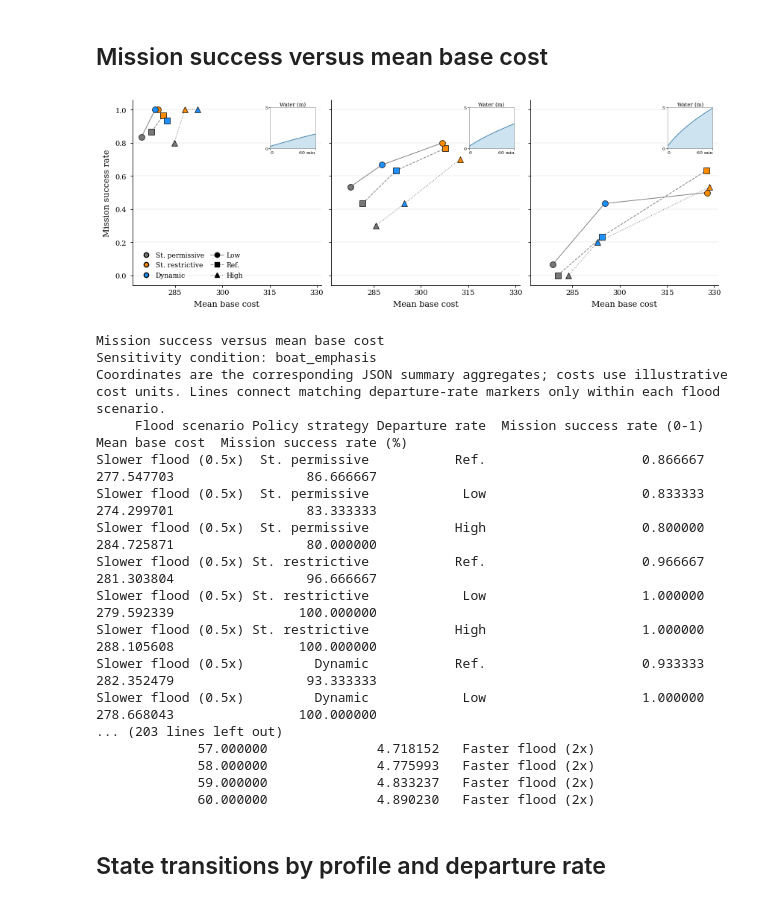
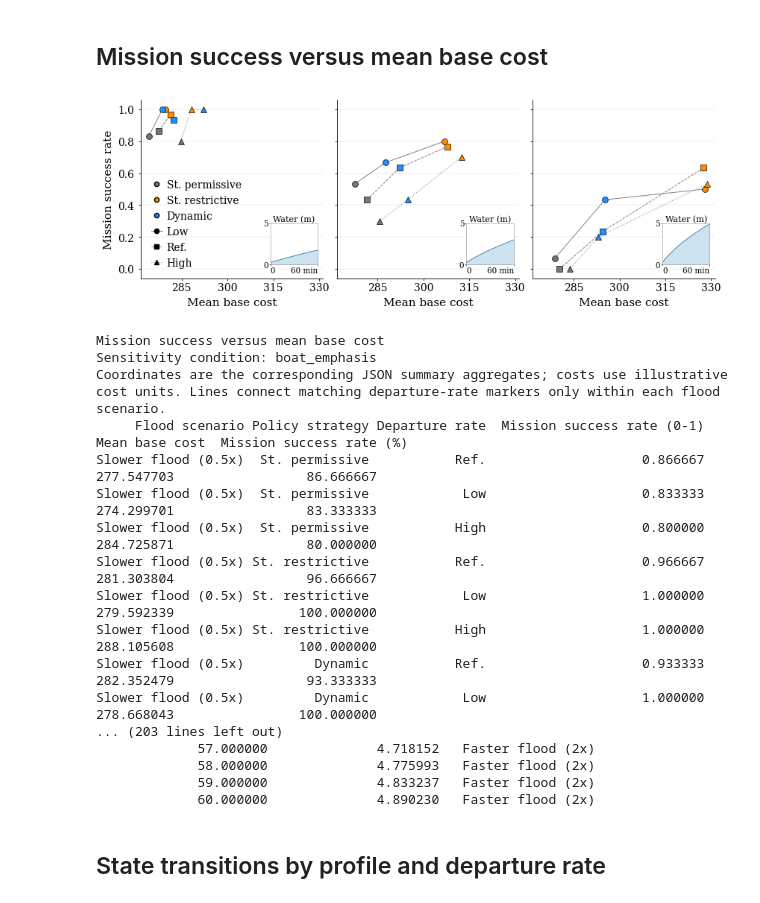
Before and after one commit to lucianoMarchezan/SEAMS-27-ModelDRiven-DT-Resilience, a Jupyter notebook: prototype/flood_sos/analysis_all_scenarios.ipynb, the cells around one changed output. Drawn from its saved outputs; the diff is of its cells as text; code cells hidden in the pictures.

Commit message:
adjusting plots

```diff
--- a/prototype/flood_sos/analysis_all_scenarios.ipynb
+++ b/prototype/flood_sos/analysis_all_scenarios.ipynb
@@ -388,10 +388,11 @@ for ax, case in zip(axes, flood_order):
         ax.scatter(point["mean_cost_base"], point["success_rate"],
                    marker=configuration_markers[point["profile_configuration"]],
                    color=scenario_colors[point["scenario"]], edgecolor="black", linewidth=0.5, s=32, zorder=3)
-    ax.set_xlabel("Mean base cost")
+    ax.set_xlabel("Mean base cost", fontsize=11)
     ax.set_ylim(-0.06, 1.06)
     ax.xaxis.set_major_locator(MaxNLocator(nbins=4))
     format_axis(ax)
+    ax.tick_params(axis="both", labelsize=10)
     # Identical inset axes make flood severity comparable across panels.
     water_part = water_inset_stats.loc[
         water_inset_stats["flood_case"] == case,
@@ -404,7 +405,7 @@ for ax, case in zip(axes, flood_order):
     ], ignore_index=True)
     water_part["flood_case"] = case
     water_inset_rows.extend(water_part.to_dict("records"))
-    water_ax = ax.inset_axes([0.73, 0.74, 0.24, 0.22], zorder=5)
+    water_ax = ax.inset_axes([0.71, 0.08, 0.26, 0.23], zorder=5)
     water_ax.set_facecolor("white")
     water_ax.fill_between(water_part["time_minutes"], 0,
                           water_part["mean_water_level_m"], color="#CDE3F0")
@@ -414,41 +415,41 @@ for ax, case in zip(axes, flood_order):
     water_ax.set_ylim(0, water_inset_ymax)
     water_ax.set_xticks([0, water_inset_horizon], ["0", f"{water_inset_horizon:g} min"])
     water_ax.set_yticks([0, water_inset_ymax])
-    water_ax.set_title("Water (m)", fontsize=5, pad=1)
-    water_ax.tick_params(axis="both", labelsize=4.5, pad=0.6, length=1.5, width=0.4)
+    water_ax.set_title("Water (m)", fontsize=8, pad=1)
+    water_ax.tick_params(axis="both", labelsize=7.5, pad=0.6, length=1.5, width=0.4)
     water_ax.get_xticklabels()[0].set_ha("left")
     water_ax.get_xticklabels()[-1].set_ha("right")
     for spine in water_ax.spines.values():
         spine.set_color("0.55")
         spine.set_linewidth(0.4)
-axes[0].set_ylabel("Mission success rate")
+axes[0].set_ylabel("Mission success rate", fontsize=11)
 policy_handles = [Line2D([0], [0], marker="o", color="none", markerfacecolor=scenario_colors[strategy],
                          markeredgecolor="black", markersize=4.5, label=scenario_labels[strategy]) for strategy in scenario_order]
 rate_handles = [Line2D([0], [0], marker=configuration_markers[configuration], color="0.5",
                        markerfacecolor="black", markeredgecolor="black",
                        linestyle=configuration_line_styles[configuration], linewidth=0.7,
                        markersize=4.5, label=configuration_labels[configuration]) for configuration in configuration_order]
 axes[0].legend(handles=policy_handles + rate_handles, frameon=False,
-               loc="lower left", ncol=2, fontsize=6.5,
-               columnspacing=0.9, handletextpad=0.4, borderaxespad=0.6)
+               loc="lower left", ncol=1, fontsize=10,
+               columnspacing=0.4, handlelength=1.1, handletextpad=0.4, borderaxespad=0.6)
 fig.tight_layout(pad=0.5)
 fig.savefig(plot_dir / "mission_success_vs_mean_base_cost.pdf", bbox_inches="tight", pad_inches=0.02)
 plt.show()
 cost_print = cost_summary.rename(columns={"success_rate": "Mission success rate (0-1)", "mean_cost_base": "Mean base cost"})
 cost_print["Mission success rate (%)"] = cost_print["Mission success rate (0-1)"] * 100
 print_plot_values("Mission success versus mean base cost", cost_print,
                   f"Coordinates are the corresponding JSON summary aggregates; costs use {cost_unit}. Lines connect matching departure-rate markers only within each flood scenario.")
 
 water_inset_print = pd.DataFrame(water_inset_rows).rename(columns={
     "time_minutes": "Simulation time (min)",
     "mean_water_level_m": "Mean water level (m)",
 })
 print_plot_values("Water-level area-plot insets", water_inset_print,
                   "Means pool policies and departure-rate conditions within each flood scenario, "
                   "using the selected sensitivity. Time zero is the configured initial water level. "
                   "All insets share time and water-level scales.")
 # %% [output]
-[figure, old version]
+[figure, new version]
 Mission success versus mean base cost
 Sensitivity condition: boat_emphasis
 Coordinates are the corresponding JSON summary aggregates; costs use illustrative cost units. Lines connect matching departure-rate markers only within each flood scenario.
```
Also changed, not shown: parts of 1 cell of this notebook, 13 other files.
